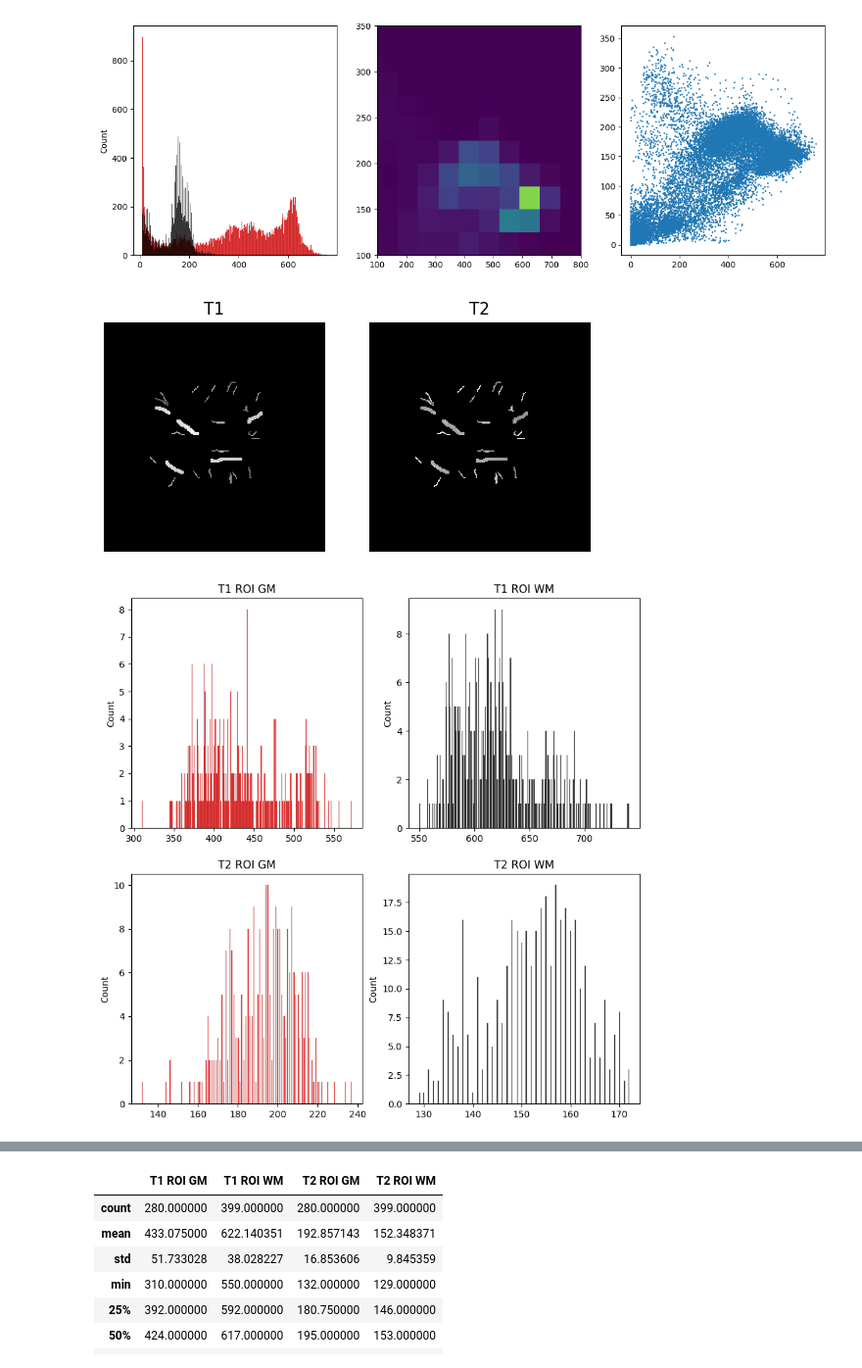
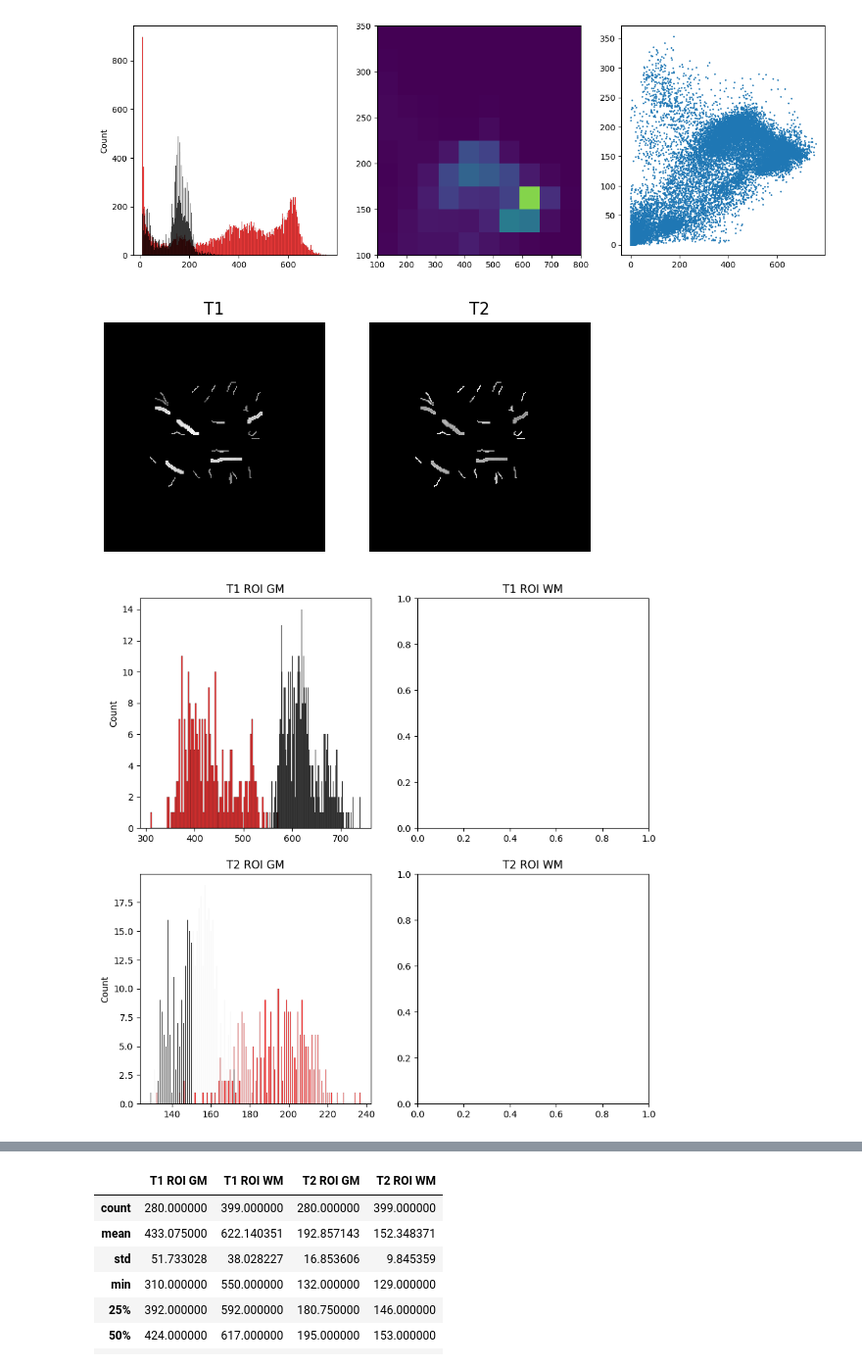
Before and after one commit to RaixSplitter/ImageAnalysis, a Jupyter notebook: exercises/ex6b-AdvancedPixelClassification/AdvancedPixelClassification.ipynb, the cells around one changed output, grey strips where cells are left out. Shown: that part at 98% size. Drawn from its saved outputs; the diff is of its cells as text; code cells hidden in the pictures.

```diff
--- a/exercises/ex6b-AdvancedPixelClassification/AdvancedPixelClassification.ipynb
+++ b/exercises/ex6b-AdvancedPixelClassification/AdvancedPixelClassification.ipynb
@@ -126,39 +126,39 @@ stat_data_T2_ROI_WM = img_data_T2_ROI_WM[img_data_T2_ROI_WM > 10]
 # ax[1, 0].axis('off')
 
 # ax[1, 1].imshow(img_data_T2_ROI_WM, cmap='gray')
 # ax[1, 1].set_title('T2 ROI WM')
 # ax[1, 1].axis('off')
 
 
-fig, ax = plt.subplots(2, 2, figsize=(10, 10))
+fig, ax = plt.subplots(1, 2, figsize=(10, 5))
 
-sns.histplot(stat_data_T1_ROI_GM, bins = 256, color='red', ax=ax[0,0])
-sns.histplot(stat_data_T1_ROI_WM, bins = 256, color='black', ax=ax[0,1])
-sns.histplot(stat_data_T2_ROI_GM, bins = 256, color='red', ax=ax[1, 0])
-sns.histplot(stat_data_T2_ROI_WM, bins = 256, color='black', ax=ax[1, 1])
+sns.histplot(stat_data_T1_ROI_GM, bins = 100, color='red', ax=ax[0])
+sns.histplot(stat_data_T1_ROI_WM, bins = 100, color='black', ax=ax[0])
+sns.histplot(stat_data_T2_ROI_GM, bins = 100, color='red', ax=ax[1])
+sns.histplot(stat_data_T2_ROI_WM, bins = 100, color='black', ax=ax[1])
 
 ax[0,0].set_title('T1 ROI GM')
 ax[0,1].set_title('T1 ROI WM')
 ax[1,0].set_title('T2 ROI GM')
 ax[1,1].set_title('T2 ROI WM')
 plt.show()
 
 fig,ax = plt.subplots(1, 2)
 ax[0].hist2d(img_data_T1_ROI_GM.ravel(), img_data_T2_ROI_GM.ravel(), range=([[100, 800], [100, 350]]))
 ax[1].hist2d(img_data_T1_ROI_WM.ravel(), img_data_T2_ROI_WM.ravel(), range=([[100, 800], [100, 350]]))
 
 ax[0].set_title('T1xT2 ROI GM')
 ax[1].set_title('T1xT2 ROI WM')
 plt.show()
 
 plt.scatter(img_data_T1_ROI_GM.ravel(), img_data_T2_ROI_GM.ravel(), s=1)
 plt.scatter(img_data_T1_ROI_WM.ravel(), img_data_T2_ROI_WM.ravel(), s=1)
 plt.legend(['GM', 'WM'])
 ax[0].set_title('T1xT2 ROI GM & WM')
 plt.show()
 # %% [output]
 [figure]
-[figure, old version]
+[figure, new version]
 [figure]
 [figure]
 # %%
```
Also changed, not shown: parts of 2 cells of this notebook, 1 other file.
